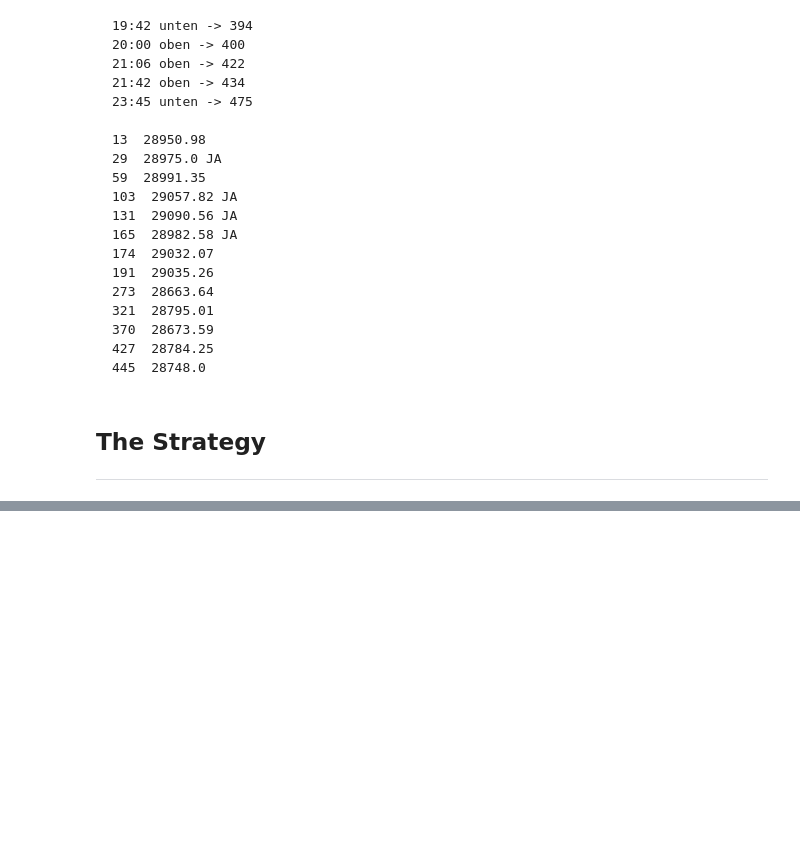
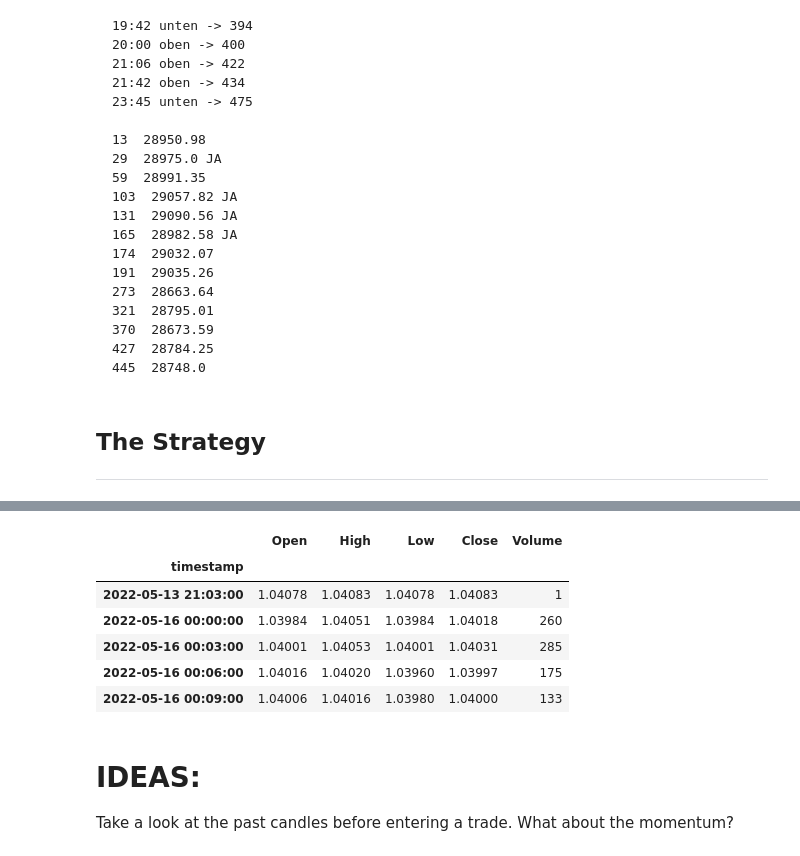
Before and after one commit to d3nnis2001/PIES, a Jupyter notebook: algo.ipynb, the cells around one changed output, grey strips where cells are left out. Cells and saved outputs as stored; diff of their text form; code cells hidden in the pictures; blank space fills up the shorter version.

Commit message:
heiki ashi had a error. Coded them in the strat with some xtra features

```diff
--- a/algo.ipynb
+++ b/algo.ipynb
@@ -163,6 +163,36 @@ print(data.tail())
 # %% [markdown]
 ## The Strategy
 ---
+# %%
+def heikin_ashi2(df):
+    heikin_ashi_df = pd.DataFrame(index=df.index, columns=['Open', 'High', 'Low', 'Close'])
+
+    heikin_ashi_df['Close'] = (df['Open'] + df['High'] + df['Low'] + df['Close']) / 4
+    heikin_ashi_df['Close'] = heikin_ashi_df['Close'].apply(lambda x: round(x, 5))
+
+    prev_date = None
+    for i in range(len(df)):
+        current_date = df.index[i].date()
+        if current_date != prev_date:
+            # Reset the Open value for a new date
+            heikin_ashi_df.iat[i, 0] = df['Open'].iloc[i]
+
+        else:
+            heikin_ashi_df.iat[i, 0] = (heikin_ashi_df.iat[i-1, 0] + heikin_ashi_df.iat[i-1, 3]) / 2
+            heikin_ashi_df.iat[i, 0] = round(heikin_ashi_df.iat[i, 0], 5)
+        prev_date = current_date
+
+    heikin_ashi_df['High'] = heikin_ashi_df.loc[:, ['Open', 'Close']].join(df['High']).max(axis=1)
+    heikin_ashi_df['High'] = heikin_ashi_df['High'].apply(lambda x: round(x, 5))
+
+    heikin_ashi_df['Low'] = heikin_ashi_df.loc[:, ['Open', 'Close']].join(df['Low']).min(axis=1)
+    heikin_ashi_df['Low'] = heikin_ashi_df['Low'].apply(lambda x: round(x, 5))
+
+    # Convert back to OHLC format
+    ohlc_df = heikin_ashi_df[['Open', 'High', 'Low', 'Close']].copy()
+    ohlc_df.index = df.index
+
+    return ohlc_df
 # %%
 forex_data = pd.read_csv("./data_directory/cumulative_data.csv")
 forex_data['timestamp'] = pd.to_datetime(forex_data['timestamp'], unit='ms')
@@ -212,0 +201,3 @@ forex_data
+# %%
+heikin_ashi_forex = heikin_ashi2(forex_data)
+heikin_ashi_forex["Volume"] = forex_data["Volume"]
@@ -213,3 +214,18 @@ forex_data
+# %%
+heikin_ashi_forex["Date"] = forex_data["Date"]
+# %%
+heikin_ashi_forex[900:905]
+# %% [output]
+|  | Open | High | Low | Close | Volume |
+| timestamp |  |  |  |  |  |
+| 2022-05-13 21:03:00 | 1.04078 | 1.04083 | 1.04078 | 1.04083 | 1 |
+| 2022-05-16 00:00:00 | 1.03984 | 1.04051 | 1.03984 | 1.04018 | 260 |
+| 2022-05-16 00:03:00 | 1.04001 | 1.04053 | 1.04001 | 1.04031 | 285 |
+| 2022-05-16 00:06:00 | 1.04016 | 1.04020 | 1.03960 | 1.03997 | 175 |
+| 2022-05-16 00:09:00 | 1.04006 | 1.04016 | 1.03980 | 1.04000 | 133 |
+# %% [markdown]
+# IDEAS:
+Take a look at the past candles before entering a trade. What about the momentum?
 # %%
 from backtesting import Backtest, Strategy
 from backtesting.lib import crossover
```
Also changed, not shown: parts of 7 cells of this notebook, 3 other files.
